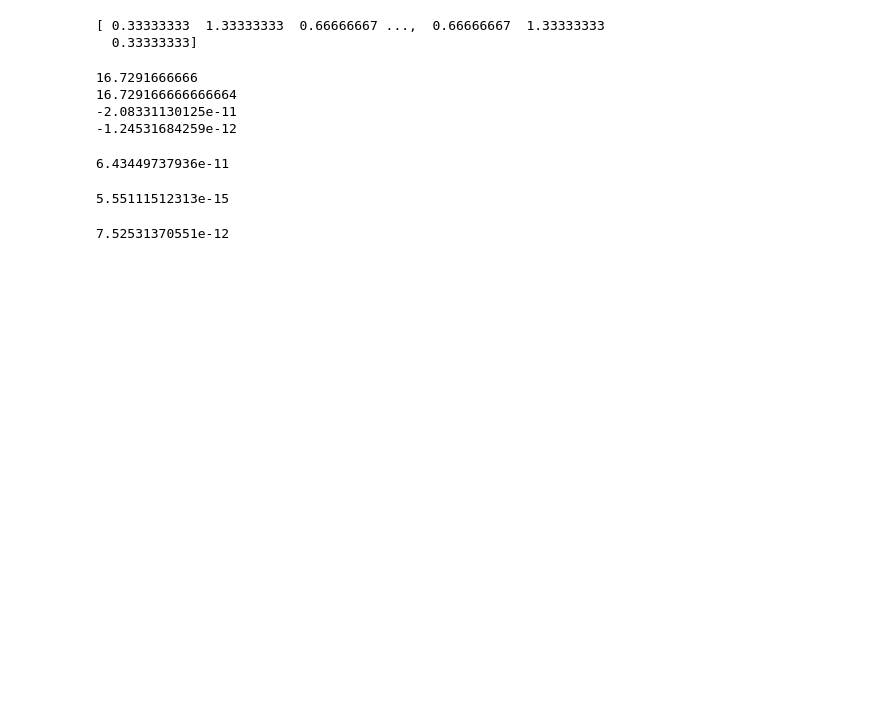
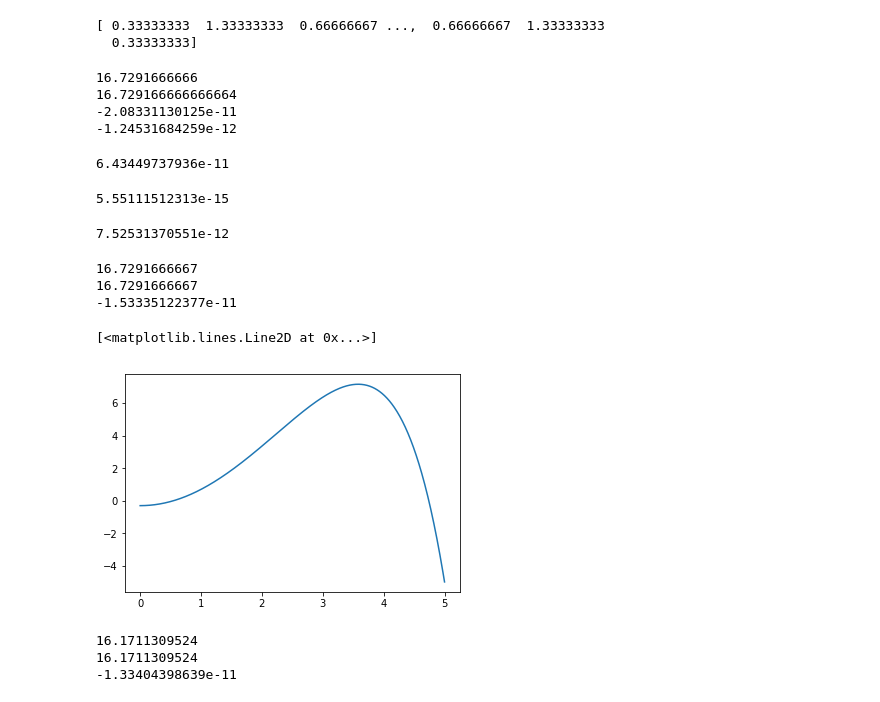
Before and after one commit to blanton144/computational, a Jupyter notebook: docs/notebooks/integration.ipynb, the cells around one changed output. Saved outputs shown, nothing was run; the diff lists cells and outputs as text; code cells hidden in the pictures; blank space fills up the shorter version.

```diff
--- a/docs/notebooks/integration.ipynb
+++ b/docs/notebooks/integration.ipynb
@@ -110,0 +119,50 @@ print(simps_integral - 1.)
+# %%
+def func(x=None):
+    return(- 0.3 + x**2 + 0.05 * x**3 - 0.05 * x**4)
+
+def func_rescale(xp=None, range=None):
+    weight = (range[1] - range[0]) * 0.5
+    x = range[0] + 0.5 * (range[1] - range[0]) * (xp + 1.)
+    return(weight * func(x=x))
+
+def func_integral(x=None):
+    return(- 0.3 * x + x**3 / 3. + 0.05 * x**4 / 4. - 0.05 * x**5 / 5.)
+# %%
+range = np.array([0., 5.], dtype=np.float64)
+gauss_integral = (func_rescale(xp, range=range) * gauss_weights).sum()
+real_integral = func_integral(x=range[1]) - func_integral(x=range[0])
+print(gauss_integral)
+print(real_integral)
+print(gauss_integral - real_integral)
+# %% [output]
+16.7291666667
+16.7291666667
+-1.53335122377e-11
+# %%
+def func(x=None):
+    return(- 0.3 + x**2 + 0.05 * x**3 - 0.05 * x**4 + 0.0017 * x**6 - 0.0004 * x**7)
+
+def func_rescale(xp=None, range=None):
+    weight = (range[1] - range[0]) * 0.5
+    x = range[0] + 0.5 * (range[1] - range[0]) * (xp + 1.)
+    return(weight * func(x=x))
+
+def func_integral(x=None):
+    return(- 0.3 * x + x**3 / 3. + 0.05 * x**4 / 4. - 0.05 * x**5 / 5. +
+           0.0017 * x**7 / 7. - 0.0004 * x**8 / 8.)
+# %%
+x = np.arange(1000) / np.float64(999) * (range[1] - range[0]) + range[0]
+plt.plot(x, func(x))
+# %% [output]
+[<matplotlib.lines.Line2D at 0x...>]
+[figure, added]
+# %%
+gauss_integral = (func_rescale(xp, range=range) * gauss_weights).sum()
+real_integral = func_integral(x=range[1]) - func_integral(x=range[0])
+print(gauss_integral)
+print(real_integral)
+print(gauss_integral - real_integral)
+# %% [output]
+16.1711309524
+16.1711309524
+-1.33404398639e-11
```
Also changed, not shown: parts of 7 cells of this notebook, 5 other files.
